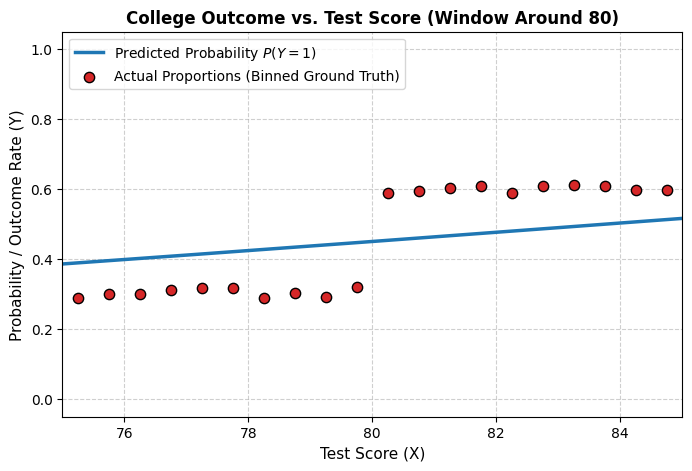
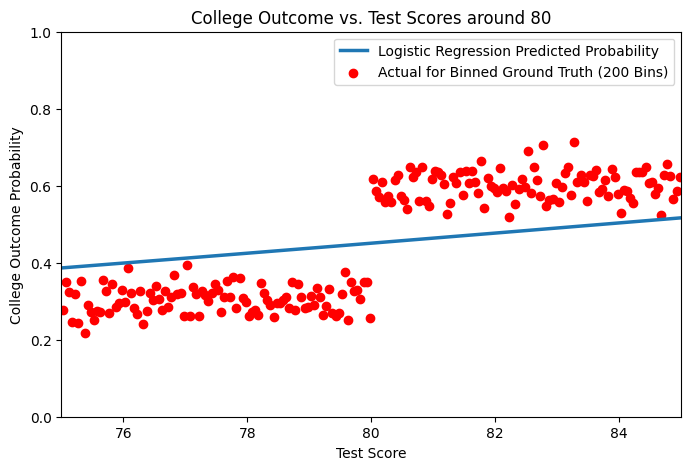
The notebook cell's code change between the first figure and the second:
--- before
+++ after
@@ -17,5 +17,5 @@
 
 # Group test scores into discrete bins to calculate actual success rates
-df_range['bin'] = pd.cut(df_range['X'], bins=20)
+df_range['bin'] = pd.cut(df_range['X'], bins=200)
 binned_data = df_range.groupby('bin', observed=False).agg({'X': 'mean', 'Y': 'mean'}).dropna()
 
@@ -28,19 +28,17 @@
 
 # Plot the continuous prediction curve
-plt.plot(X_smooth, Y_predicted_prob, color='#1f77b4', linewidth=2.5, 
-         label='Predicted Probability $P(Y=1)$')
+plt.plot(X_smooth, Y_predicted_prob, linewidth=2.5, 
+         label='Logistic Regression Predicted Probability')
 
 # Plot the clean, aggregated ground truth proportions
-plt.scatter(binned_data['X'], binned_data['Y'], color='#d62728', edgecolor='black', 
-            s=55, zorder=3, label='Actual Proportions (Binned Ground Truth)')
+plt.scatter(binned_data['X'], binned_data['Y'], color='red', 
+           label='Actual for Binned Ground Truth (200 Bins)')
 
 # Formatting details
-plt.title('College Outcome vs. Test Score (Window Around 80)', fontsize=12, fontweight='bold')
-plt.xlabel('Test Score (X)', fontsize=11)
-plt.ylabel('Probability / Outcome Rate (Y)', fontsize=11)
+plt.title('College Outcome vs. Test Scores around 80')
+plt.xlabel('Test Score')
+plt.ylabel('College Outcome Probability')
 plt.xlim(x_min, x_max)
-plt.ylim(-0.05, 1.05)
-plt.grid(True, linestyle='--', alpha=0.6)
-plt.legend(loc='upper left', fontsize=10)
-
+plt.ylim(0, 1.0)
+plt.legend()
 plt.show()

Commit: fixes